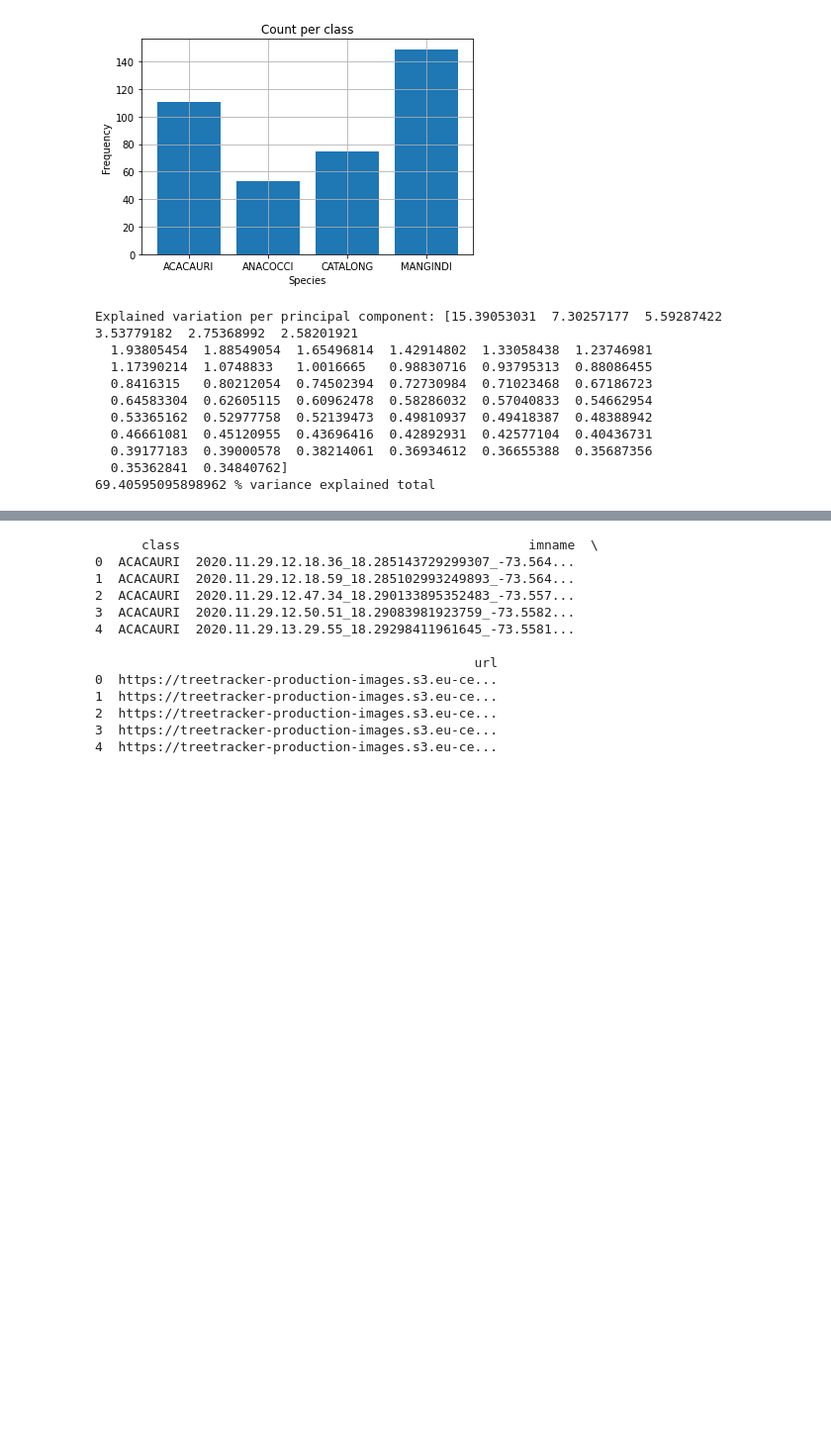
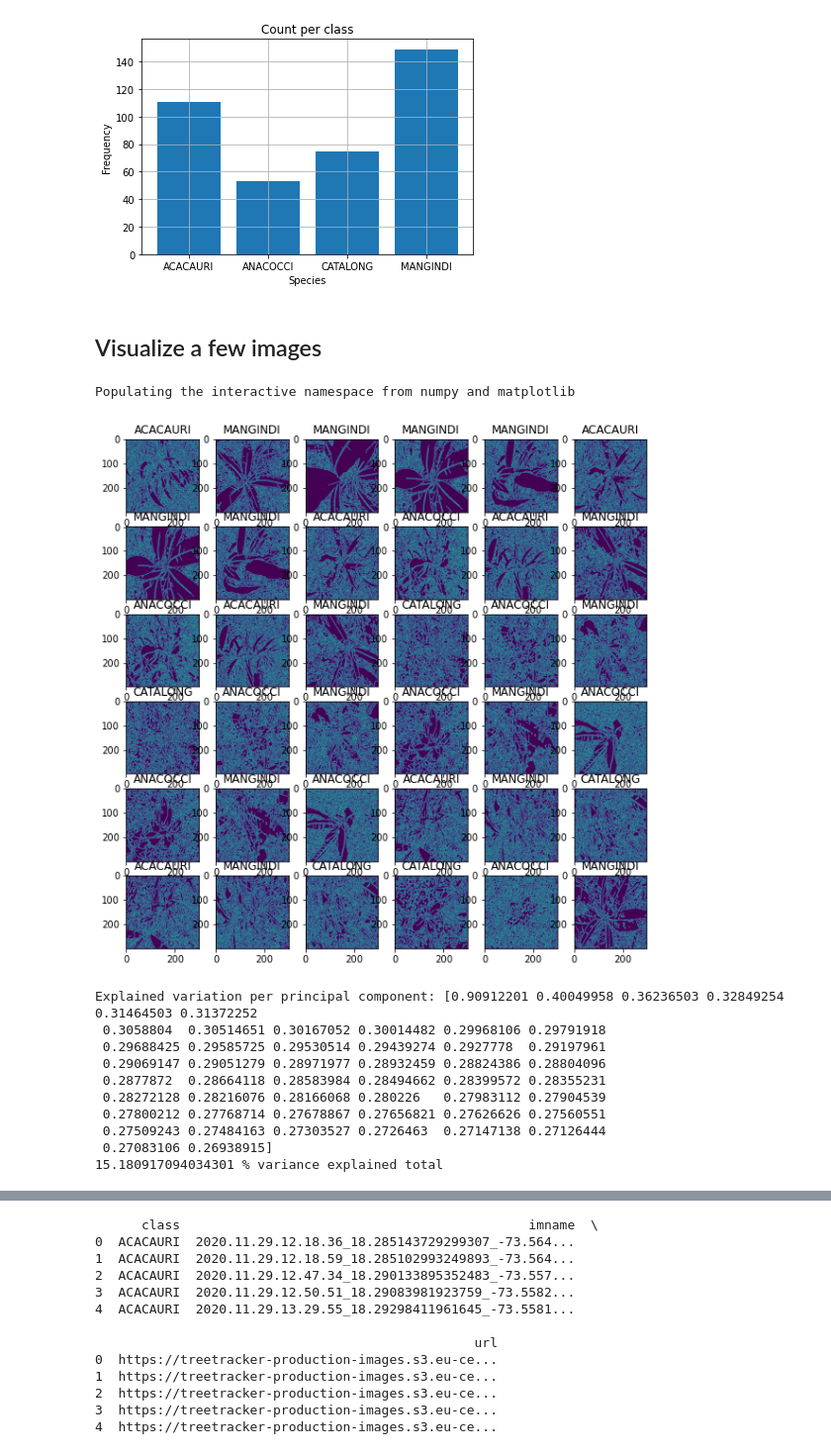
Before and after one commit to Greenstand/treetracker-machine-learning, a Jupyter notebook: species_classification/small_inception.ipynb, the cells around one changed output, grey strips where cells are left out. Shown at 99% size. Cells and saved outputs as stored; diff of their text form; code cells hidden in the pictures; blank space fills up the shorter version.

```diff
--- a/species_classification/small_inception.ipynb
+++ b/species_classification/small_inception.ipynb
@@ -101,19 +107,41 @@ for species in data["class"].unique():
             labels.append(species)
+# %% [markdown]
+## Visualize a few images
+# %%
+%pylab inline
+import matplotlib.pyplot as plt
+import matplotlib.image as mpimg
+from skimage import feature
+from skimage.color import rgb2gray
+
+n_imgs = 36
+idxs = np.random.choice(np.arange(0, len(arrs)), replace=False, size=n_imgs)
+f, axarr = plt.subplots(6, 6, figsize=(10 ,10))
+for i in range(6):
+    for j in range(6):
+        idx = idxs[i * 3 + j]
+        # axarr[i, j].imshow(feature.canny(rgb2gray(np.array(arrs[idx]))))
+        axarr[i, j].imshow(feature.canny((np.array(arrs[idx])[:, :, 1]), sigma=1.))
+        axarr[i, j].set_title(labels[idx])
+plt.show()
+# %% [output]
+Populating the interactive namespace from numpy and matplotlib
+[figure, added]
 # %%
-X = np.vstack([np.array(img.resize((28, 28))).flatten() for img in arrs])
+X = np.vstack([feature.canny(rgb2gray(np.array(img))).flatten() for img in arrs])
 pca = PCA(n_components=50)
 X_red = pca.fit_transform(X)
 print('Explained variation per principal component: {}'.format(pca.explained_variance_ratio_ * 100))
 print (np.sum(pca.explained_variance_ratio_) * 100 , "% variance explained total")
 # %% [output]
-Explained variation per principal component: [15.39053031  7.30257177  5.59287422  3.53779182  2.75368992  2.58201921
-  1.93805454  1.88549054  1.65496814  1.42914802  1.33058438  1.23746981
-  1.17390214  1.0748833   1.0016665   0.98830716  0.93795313  0.88086455
-  0.8416315   0.80212054  0.74502394  0.72730984  0.71023468  0.67186723
-  0.64583304  0.62605115  0.60962478  0.58286032  0.57040833  0.54662954
-  0.53365162  0.52977758  0.52139473  0.49810937  0.49418387  0.48388942
-  0.46661081  0.45120955  0.43696416  0.42892931  0.42577104  0.40436731
-  0.39177183  0.39000578  0.38214061  0.36934612  0.36655388  0.35687356
-  0.35362841  0.34840762]
-69.40595095898962 % variance explained total
+Explained variation per principal component: [0.90912201 0.40049958 0.36236503 0.32849254 0.31464503 0.31372252
+ 0.3058804  0.30514651 0.30167052 0.30014482 0.29968106 0.29791918
+ 0.29688425 0.29585725 0.29530514 0.29439274 0.2927778  0.29197961
+ 0.29069147 0.29051279 0.28971977 0.28932459 0.28824386 0.28804096
+ 0.2877872  0.28664118 0.28583984 0.28494662 0.28399572 0.28355231
+ 0.28272128 0.28216076 0.28166068 0.280226   0.27983112 0.27904539
+ 0.27800212 0.27768714 0.27678867 0.27656821 0.27626626 0.27560551
+ 0.27509243 0.27484163 0.27303527 0.2726463  0.27147138 0.27126444
+ 0.27083106 0.26938915]
+15.180917094034301 % variance explained total
 # %%
```
Also changed, not shown: parts of 10 cells of this notebook.
